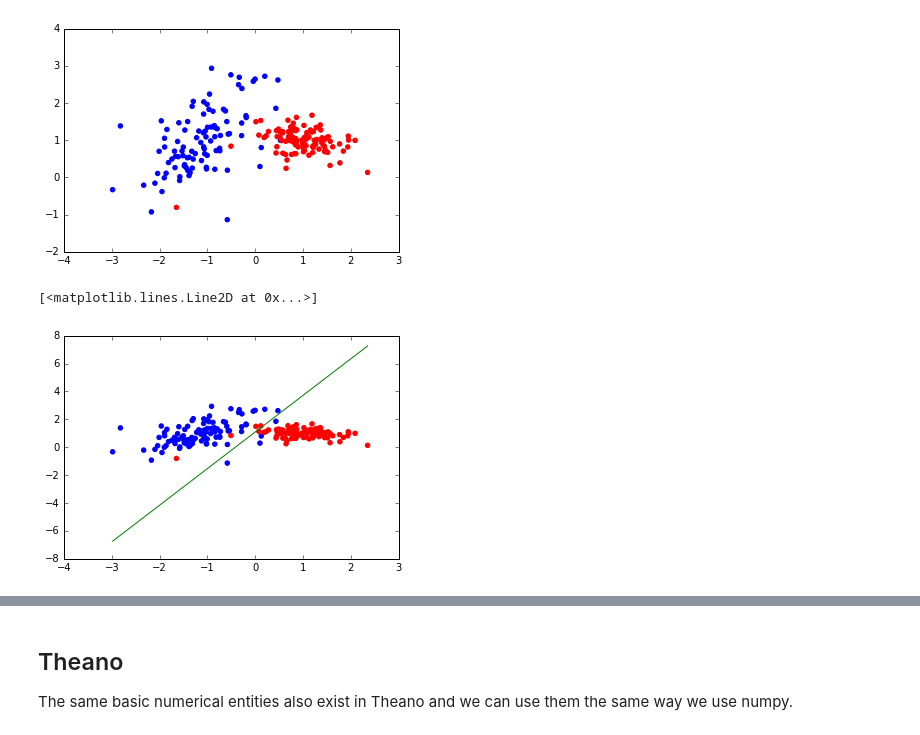
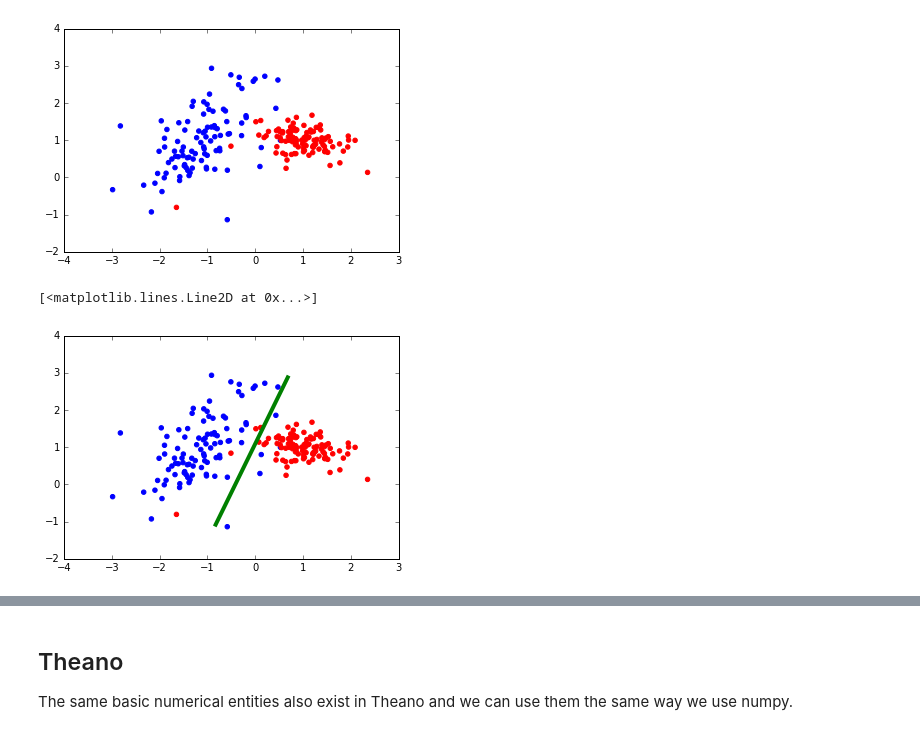
Before and after one commit to eickenberg/theano_presentation_ihp, a Jupyter notebook: Theano_Intro.ipynb, the cells around one changed output, grey strips where cells are left out. Saved outputs shown, nothing was run; the diff lists cells and outputs as text; code cells hidden in the pictures.

```diff
--- a/Theano_Intro.ipynb
+++ b/Theano_Intro.ipynb
@@ -210,10 +210,12 @@ plt.scatter(X[:, 0], X[:, 1], color=np.array(['r', 'b'])[y])
 # %%
 from sklearn.linear_model import LogisticRegression
 lr = LogisticRegression(C=1e5).fit(X, y)
-xs = np.linspace(X[:, 0].min(), X[:, 0].max(), 5)
+xs = np.linspace(X[:, 0].min(), X[:, 0].max(), 100)
 ys = -lr.intercept_ / lr.coef_[0, 1] - xs * lr.coef_[0, 0] / lr.coef_[0, 1]
+mask = (ys > X[:, 1].min()) & (ys < X[:, 1].max())
+xs, ys = xs[mask], ys[mask]
 plt.scatter(X[:, 0], X[:, 1], color=np.array(['r', 'b'])[y])
-plt.plot(xs, ys, 'g')
+plt.plot(xs, ys, 'g', lw=4)
 # %% [output]
 [<matplotlib.lines.Line2D at 0x...>]
-[figure, old version]
+[figure, new version]
```
Also changed, not shown: parts of 4 cells of this notebook.
